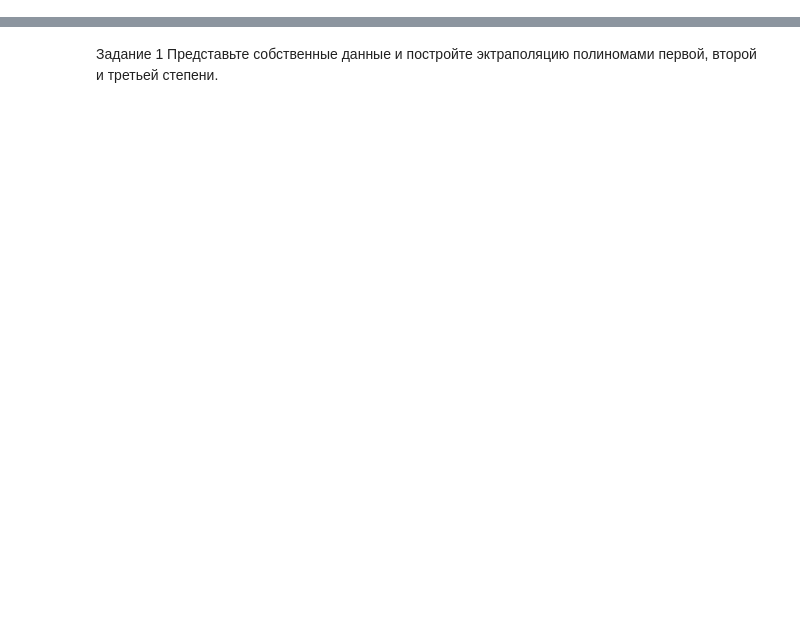
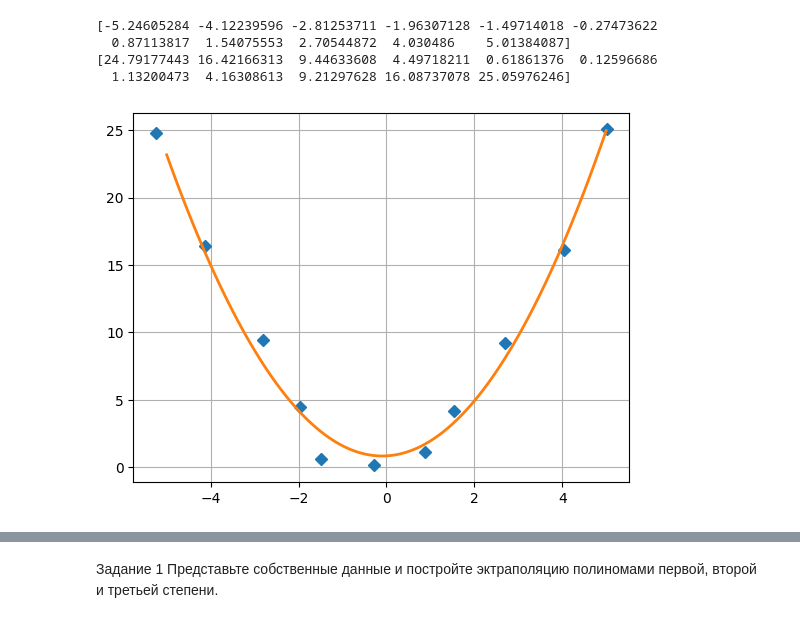
Before and after one commit to smurfac4/II, a Jupyter notebook: artificial intelligence/4/4_тетрадь_Ульянов_Никита_Владимирович_ИКБО_29_22.ipynb, the cells around one changed output, grey strips where cells are left out. Cells and saved outputs as stored; diff of their text form; code cells hidden in the pictures; blank space fills up the shorter version.

```diff
--- a/artificial intelligence/4/4_тетрадь_Ульянов_Никита_Владимирович_ИКБО_29_22.ipynb
+++ b/artificial intelligence/4/4_тетрадь_Ульянов_Никита_Владимирович_ИКБО_29_22.ipynb
@@ -0,0 +34,39 @@
+# %%
+from numpy import *
+from numpy.random import *
+#генерируем случайные х и у
+
+delta = 1.0
+x = linspace(-5,5,11)
+y = x**2+delta*(rand(11)-0.5)
+x += delta*(rand(11)-0.5)
+#записывае данные в файл
+x.tofile('x_data.txt', '\n')
+y.tofile('y_data.txt', '\n')
+
+# читаем данные из файлов
+x = fromfile('x_data.txt', float, sep='\n')
+y = fromfile('y_data.txt', float, sep='\n')
+
+print(x)
+print(y)
+# %% [output]
+[-5.24605284 -4.12239596 -2.81253711 -1.96307128 -1.49714018 -0.27473622
+  0.87113817  1.54075553  2.70544872  4.030486    5.01384087]
+[24.79177443 16.42166313  9.44633608  4.49718211  0.61861376  0.12596686
+  1.13200473  4.16308613  9.21297628 16.08737078 25.05976246]
+# %%
+# Нахождение коэффициентов функции вида у = ах 2 + bx + с методом наименьших квадратов # задаем вектор т - [x**2, x, E]
+m = vstack((x**2, x, ones(11))).T
+# находим коэффициенты при составляющих вектара т
+s = np.linalg.lstsq(m, y, rcond = None)[0]
+# на отрезке [-5,5]
+x_prec = linspace(-5, 5, 101)
+# рисуем точки
+plt.plot(x, y, 'D')
+# рисуем кривую вида у = ax*2 + bx + с, подставляя из решения коэффициенты s[0], s[1], s[2]
+plt.plot(x_prec, s[0] * x_prec**2 + s[1] * x_prec+s[2],'-', lw=2)
+plt.grid()
+plt. savefig('парабола.png')
+# %% [output]
+[figure, added]
```
Also changed, not shown: parts of 30 cells of this notebook, 5 other files.
